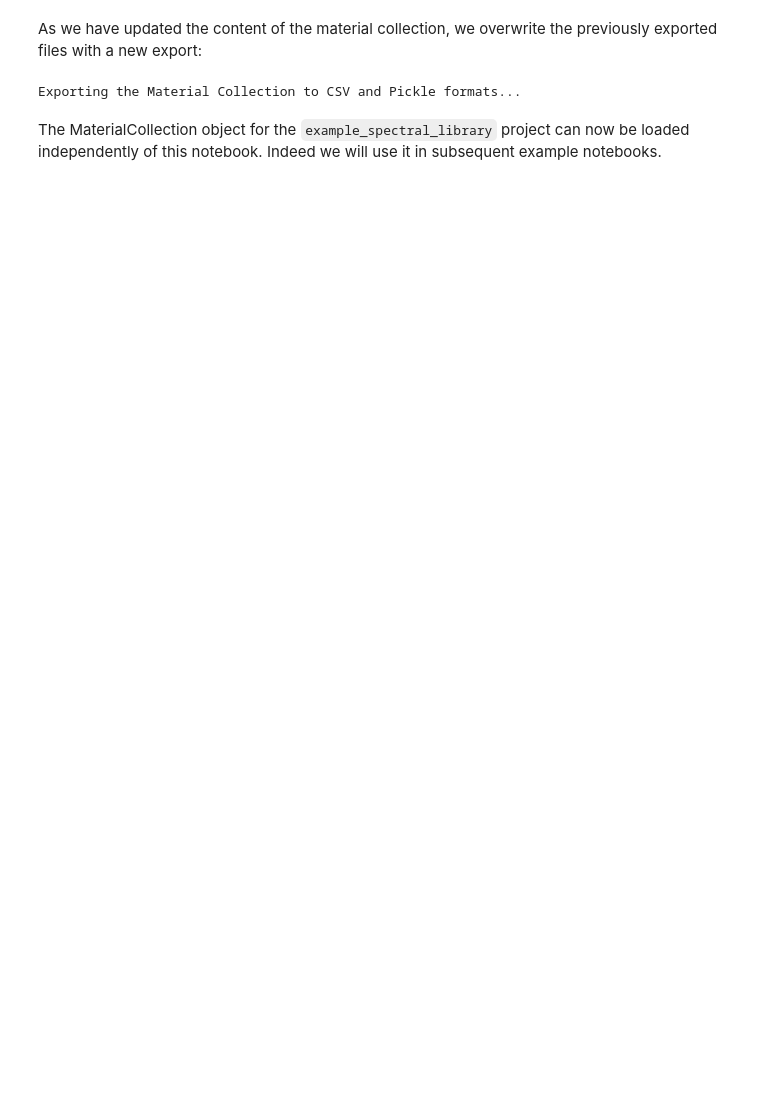
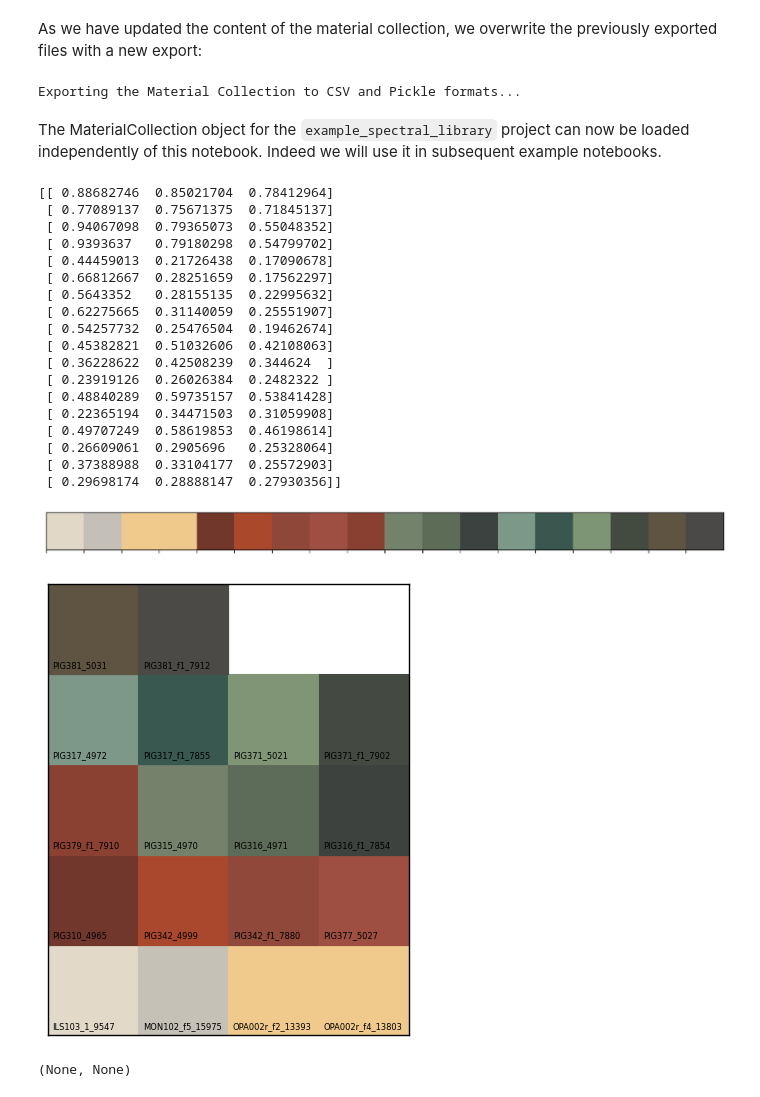
Before and after one commit to rbstabbins/sptk, a Jupyter notebook: examples/material_collection_example.ipynb, the cells around one changed output. Drawn from its saved outputs; the diff is of its cells as text; code cells hidden in the pictures; blank space fills up the shorter version.

````diff
--- a/examples/material_collection_example.ipynb
+++ b/examples/material_collection_example.ipynb
@@ -196,3 +216,27 @@ matcol.export_main_df()
 Exporting the Material Collection to CSV and Pickle formats...
 # %% [markdown]
 The MaterialCollection object for the ```example_spectral_library``` project can now be loaded independently of this notebook. Indeed we will use it in subsequent example notebooks.
+# %%
+matcol.render_colour()
+# %% [output]
+[[ 0.88682746  0.85021704  0.78412964]
+ [ 0.77089137  0.75671375  0.71845137]
+ [ 0.94067098  0.79365073  0.55048352]
+ [ 0.9393637   0.79180298  0.54799702]
+ [ 0.44459013  0.21726438  0.17090678]
+ [ 0.66812667  0.28251659  0.17562297]
+ [ 0.5643352   0.28155135  0.22995632]
+ [ 0.62275665  0.31140059  0.25551907]
+ [ 0.54257732  0.25476504  0.19462674]
+ [ 0.45382821  0.51032606  0.42108063]
+ [ 0.36228622  0.42508239  0.344624  ]
+ [ 0.23919126  0.26026384  0.2482322 ]
+ [ 0.48840289  0.59735157  0.53841428]
+ [ 0.22365194  0.34471503  0.31059908]
+ [ 0.49707249  0.58619853  0.46198614]
+ [ 0.26609061  0.2905696   0.25328064]
+ [ 0.37388988  0.33104177  0.25572903]
+ [ 0.29698174  0.28888147  0.27930356]]
+[figure, added]
+[figure, added]
+(None, None)
````
Also changed, not shown: parts of 5 cells of this notebook.
